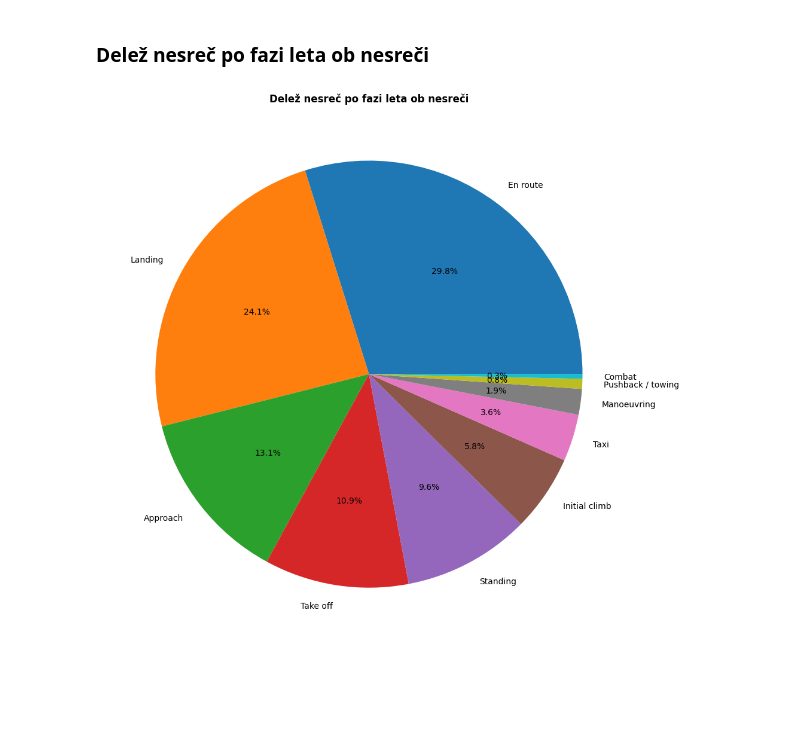
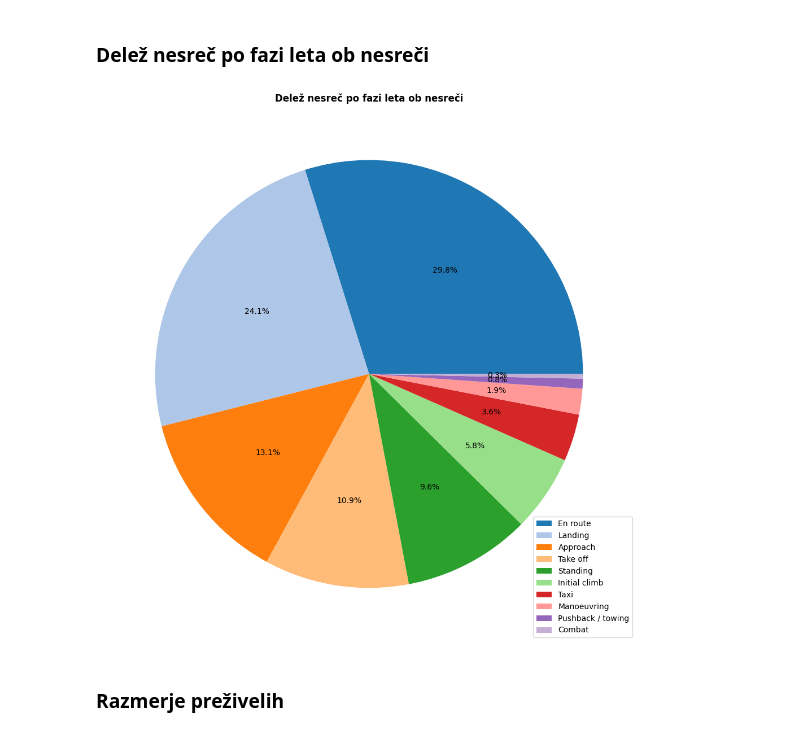
Before and after one commit to kajazefran/Projektna_naloga, a Jupyter notebook: analiza.ipynb, the cells around one changed output. Drawn from its saved outputs; the diff is of its cells as text; code cells hidden in the pictures; blank space fills up the shorter version.

```diff
--- a/analiza.ipynb
+++ b/analiza.ipynb
@@ -9,11 +9,13 @@ import matplotlib.pyplot as plt
 letalske_nesrece = pd.read_csv('rezultati.csv', na_values=["Ni podatka", "UK"])
 # %% [markdown]
 ## Analiza
+# %%
+colormap = plt.colormaps['tab20']
+barve = colormap.colors
 # %% [markdown]
 ### Tabela vseh nesreč
 # %%
-meseci = {
-    'January': 1, 'February': 2, 'March': 3, 'April': 4,
+meseci = {'January': 1, 'February': 2, 'March': 3, 'April': 4,
     'May': 5, 'June': 6, 'July': 7, 'August': 8,
     'September': 9, 'October': 10, 'November': 11, 'December': 12, 'Ni podatka': 13
 }
@@ -122,8 +90,11 @@ nesrece_leto_drzava
 # %%
 faze = letalske_nesrece['faza_leta'].dropna().value_counts()
 # %%
-faze.plot.pie(autopct='%1.1f%%', figsize=(10, 10), ylabel='')
+faze.plot.pie(colors=barve, labels=None, autopct='%1.1f%%', figsize=(10, 10), ylabel='')
 plt.title("Delež nesreč po fazi leta ob nesreči", fontweight='bold');
+plt.legend(faze.index, loc='lower right')
 plt.tight_layout()
 # %% [output]
-[figure, old version]
+[figure, new version]
+# %% [markdown]
+### Razmerje preživelih
```
Also changed, not shown: parts of 28 cells of this notebook.
